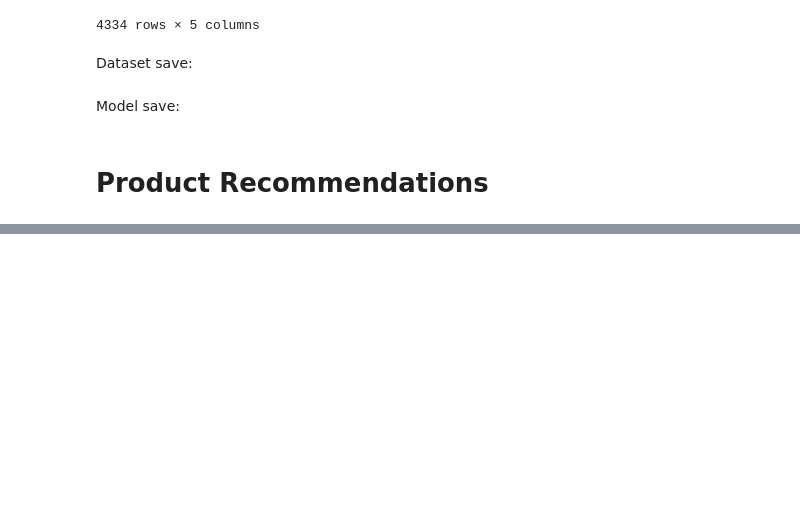
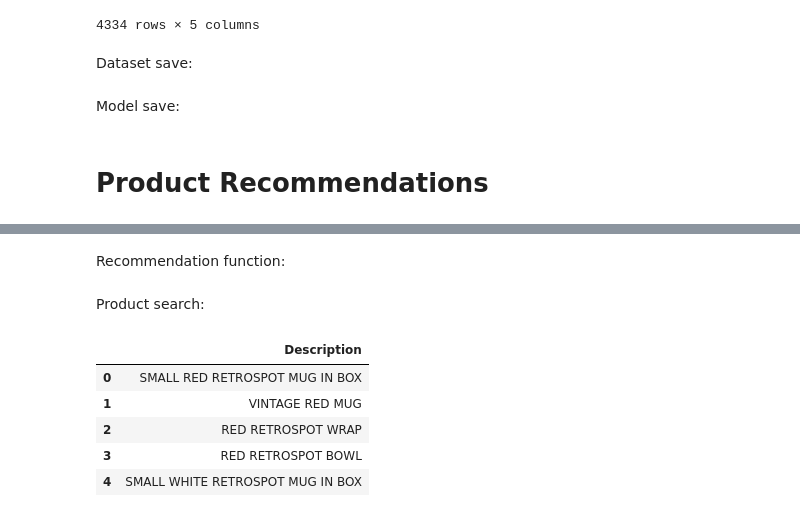
Before and after one commit to Vaisakh-Nirupam/Shopper_Spectrum, a Jupyter notebook: Shopper_Model.ipynb, the cells around one changed output, grey strips where cells are left out. Saved outputs shown, nothing was run; the diff lists cells and outputs as text; code cells hidden in the pictures; blank space fills up the shorter version.

```diff
--- a/Shopper_Model.ipynb
+++ b/Shopper_Model.ipynb
@@ -636,0 +658,3 @@ with open('rfm_model.pkl','wb') as f:
+# %%
+tfidf = TfidfVectorizer(stop_words='english')
+products_vectorized = tfidf.fit_transform(products['Description'])
@@ -636,0 +663,2 @@ with open('rfm_model.pkl','wb') as f:
+# %%
+products_similar = cosine_similarity(products_vectorized)
@@ -636,0 +667,3 @@ with open('rfm_model.pkl','wb') as f:
+# %%
+product_index = pd.Series(products.index, index=products['Description'])
+product_index
@@ -636,0 +684,24 @@ with open('rfm_model.pkl','wb') as f:
+# %% [markdown]
+Recommendation function:
+# %%
+def product_recommender(desc, n=5):
+    if desc not in product_index:
+        return f"'{desc}' not found."
+
+    id = product_index[desc]
+    similarity_scores = list(enumerate(products_similar[id]))
+    similarity_scores = sorted(similarity_scores, key=lambda x: x[1], reverse=True)
+
+    top_indices = [i[0] for i in similarity_scores[1:n+1]]
+    return products.iloc[top_indices].reset_index(drop=True)
+# %% [markdown]
+Product search:
+# %%
+product_recommender("RED RETROSPOT MUG")
+# %% [output]
+|  | Description |
+| 0 | SMALL RED RETROSPOT MUG IN BOX |
+| 1 | VINTAGE RED MUG |
+| 2 | RED RETROSPOT WRAP |
+| 3 | RED RETROSPOT BOWL |
+| 4 | SMALL WHITE RETROSPOT MUG IN BOX |
```
Also changed, not shown: parts of 7 cells of this notebook.
